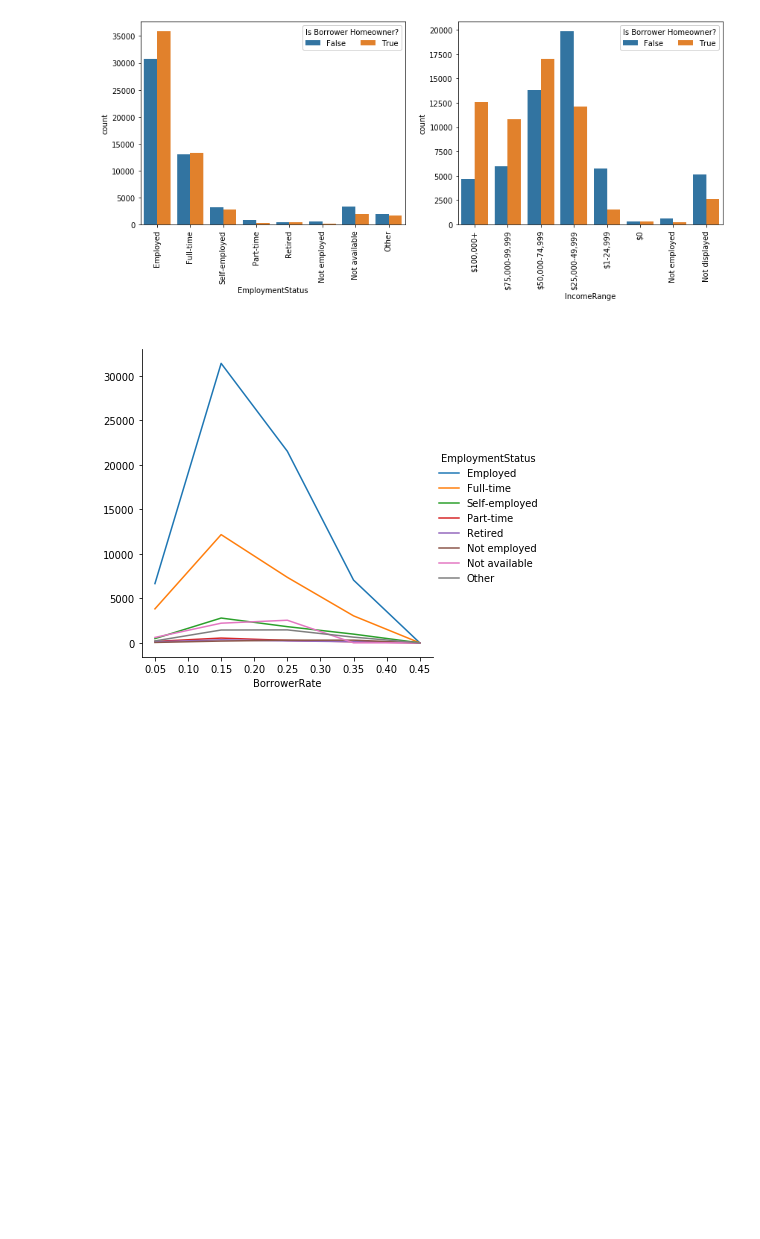
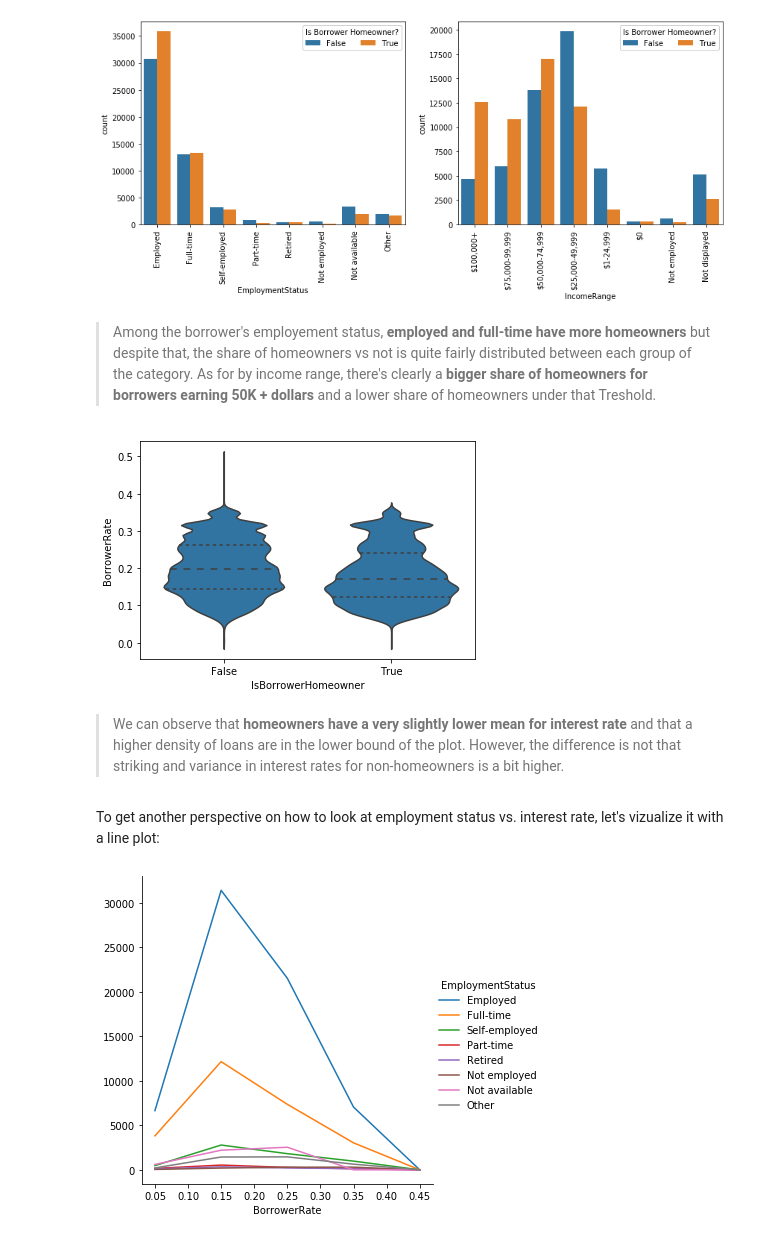
Before and after one commit to LauranneKer/Communicate-data-findings, a Jupyter notebook: exploration_template.ipynb, the cells around one changed output. Cells and saved outputs as stored; diff of their text form; code cells hidden in the pictures; blank space fills up the shorter version.

```diff
--- a/exploration_template.ipynb
+++ b/exploration_template.ipynb
@@ -485,8 +489,17 @@ ax.legend(loc = 1, ncol = 3, framealpha = 1, title = 'Is Borrower Homeowner?')
 plt.xticks(rotation= 90);
 # %% [output]
 [figure]
-# %% [markdown]
->
+# %% [markdown]
+> Among the borrower's employement status, **employed and full-time have more homeowners** but despite that, the share of homeowners vs not is quite fairly distributed between each group of the category. As for by income range, there's clearly a **bigger share of homeowners for borrowers earning 50K + dollars** and a lower share of homeowners under that Treshold.
+# %%
+# Plot violin plots to see the influence of homeownership on interest rates
+sb.violinplot(data= df_loan, x= 'IsBorrowerHomeowner', y= 'BorrowerRate', inner='quartile', color= default_color);
+# %% [output]
+[figure, added]
+# %% [markdown]
+> We can observe that **homeowners have a very slightly lower mean for interest rate** and that a higher density of loans are in the lower bound of the plot. However, the difference is not that striking and variance in interest rates for non-homeowners is a bit higher.
+# %% [markdown]
+To get another perspective on how to look at employment status vs. interest rate, let's vizualize it with a line plot:
 # %%
 def freq_poly(x, bins = 10, **kwargs):
     """ Custom frequency polygon / line plot code. """
```
Also changed, not shown: parts of 36 cells of this notebook, 5 other files.
